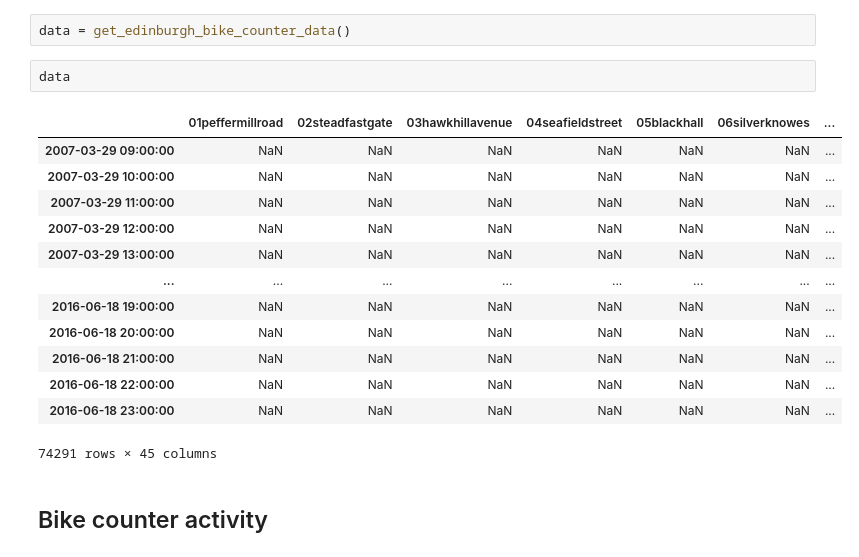
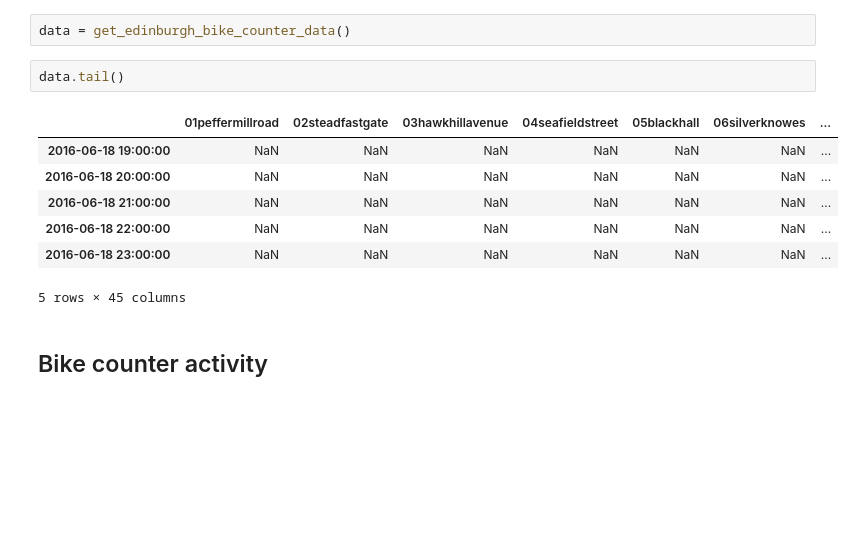
Before and after one commit to ajgeers/edinburgh-bike-counter, a Jupyter notebook: data_analysis.ipynb, the cells around one changed output. Cells and saved outputs as stored; diff of their text form; blank space fills up the shorter version.

```diff
--- a/data_analysis.ipynb
+++ b/data_analysis.ipynb
@@ -21,21 +21,15 @@ from bikecounter.data import get_edinburgh_bike_counter_data
 # %%
 data = get_edinburgh_bike_counter_data()
 # %%
-data
+data.tail()
 # %% [output]
 |  | 01peffermillroad | 02steadfastgate | 03hawkhillavenue | 04seafieldstreet | 05blackhall | 06silverknowes | ... |
-| 2007-03-29 09:00:00 | NaN | NaN | NaN | NaN | NaN | NaN | ... |
-| 2007-03-29 10:00:00 | NaN | NaN | NaN | NaN | NaN | NaN | ... |
-| 2007-03-29 11:00:00 | NaN | NaN | NaN | NaN | NaN | NaN | ... |
-| 2007-03-29 12:00:00 | NaN | NaN | NaN | NaN | NaN | NaN | ... |
-| 2007-03-29 13:00:00 | NaN | NaN | NaN | NaN | NaN | NaN | ... |
-| ... | ... | ... | ... | ... | ... | ... | ... |
 | 2016-06-18 19:00:00 | NaN | NaN | NaN | NaN | NaN | NaN | ... |
 | 2016-06-18 20:00:00 | NaN | NaN | NaN | NaN | NaN | NaN | ... |
 | 2016-06-18 21:00:00 | NaN | NaN | NaN | NaN | NaN | NaN | ... |
 | 2016-06-18 22:00:00 | NaN | NaN | NaN | NaN | NaN | NaN | ... |
 | 2016-06-18 23:00:00 | NaN | NaN | NaN | NaN | NaN | NaN | ... |
-74291 rows × 45 columns
+5 rows × 45 columns
 # %% [markdown]
 ## Bike counter activity
 # %% [markdown]
```
Also changed, not shown: parts of 4 cells of this notebook, 1 other file.
